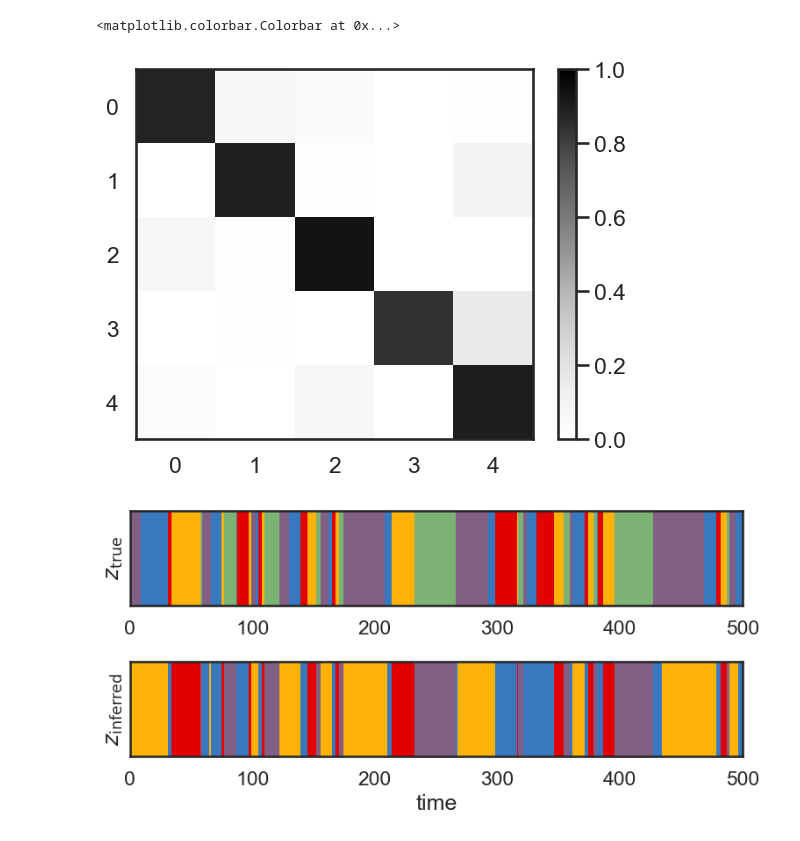
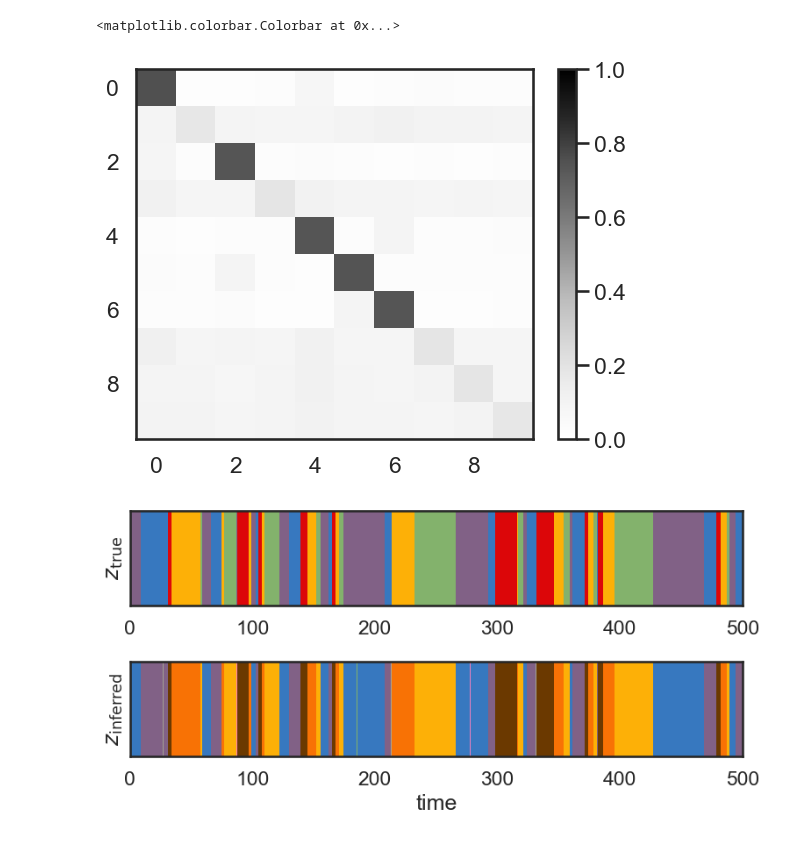
Before and after one commit to dattalab/jax-moseq, a Jupyter notebook: examples/twarhmm_example.ipynb, the cells around one changed output. Drawn from its saved outputs; the diff is of its cells as text; code cells hidden in the pictures.

Commit message:
switching to sticky Dirichlet prior on the transition matrix and giving it more states seems to lead to reliable state recovery!

```diff
--- a/examples/twarhmm_example.ipynb
+++ b/examples/twarhmm_example.ipynb
@@ -46,7 +61,7 @@ def print_dict(d, depth=0, ind='  '):
 # %%
 # DATA GENERATION
 # define model parameters
-num_states = 5
+true_num_states = 5
 num_sessions = 1
 num_timesteps = 20000
 emission_dim = 2
@@ -54,32 +69,32 @@ seed = jr.PRNGKey(23)
 tau_values = jnp.array([0.75, 1, 1.33])
 
 # weights + biases for starfish
-keys = jr.split(jr.PRNGKey(0), num_states)
-angles = jnp.linspace(0, 2 * jnp.pi, num_states, endpoint=False)
+keys = jr.split(jr.PRNGKey(0), true_num_states)
+angles = jnp.linspace(0, 2 * jnp.pi, true_num_states, endpoint=False)
 theta = jnp.pi / 25 # rotational frequency
 weights = jnp.array([0.8 * random_rotation(key, emission_dim, theta=theta) for key in keys])
-biases = jnp.column_stack([jnp.cos(angles), jnp.sin(angles), jnp.zeros((num_states, emission_dim - 2))])
-covariances = jnp.tile(0.001 * jnp.eye(emission_dim), (num_states, 1, 1))
+biases = jnp.column_stack([jnp.cos(angles), jnp.sin(angles), jnp.zeros((true_num_states, emission_dim - 2))])
+covariances = jnp.tile(0.001 * jnp.eye(emission_dim), (true_num_states, 1, 1))
 
-Ab = jnp.concatenate((weights - jnp.eye(2), biases[:,:,None]), axis=-1)
-Q = covariances
+true_Ab = jnp.concatenate((weights - jnp.eye(2), biases[:,:,None]), axis=-1)
+true_Q = covariances
 
 # transitions
-transition_probs = 0.1 ** jnp.arange(num_states)
+transition_probs = 0.1 ** jnp.arange(true_num_states)
 transition_probs /= transition_probs.sum()
-transition_matrix = jax.vmap(lambda k: jnp.roll(transition_probs, k))(jnp.arange(num_states))
+transition_matrix = jax.vmap(lambda k: jnp.roll(transition_probs, k))(jnp.arange(true_num_states))
 
-pi_z = transition_matrix
-pi_t = jnp.array([[0.90, 0.10, 0.00],
+true_pi_z = transition_matrix
+true_pi_t = jnp.array([[0.90, 0.10, 0.00],
                   [0.05, 0.90, 0.05],
                   [0.00, 0.10, 0.90]])
 # %%
-zs, ts, xs = jax.vmap(
-    lambda seed: twarhmm.generate.generate_states(seed, pi_z, pi_t, Ab, Q, tau_values, num_timesteps)
+true_zs, true_ts, xs = jax.vmap(
+    lambda seed: twarhmm.generate.generate_states(seed, true_pi_z, true_pi_t, true_Ab, true_Q, tau_values, num_timesteps)
     )(jr.split(seed, num_sessions))
 
 data = {'x': jax.device_put(xs),
-        'mask': jax.device_put(jnp.ones_like(zs))} #TODO: get rid of masks
+        'mask': jax.device_put(jnp.ones_like(true_zs))} #TODO: get rid of masks
 # %%
 # Plot the sampled data
 fig = plt.figure(figsize=(8, 8))
@@ -96,13 +111,10 @@ plt.gca().set_aspect(1.0)
 # %%
 latent_dim = obs_dim = data['x'].shape[-1]
-num_states = 5          # max number of states
-nlags = 1                 # number of lags for AR dynamics
-#TODO: get rid of nlags (must be 1)
+num_states = 10          # max number of states
 
 trans_hypparams = {
-    'gamma': 1.0,
-    'alpha': 1.0,
-    'kappa': 1.0,
+    'beta': 100.0,
+    'kappa': 100.0,
     'num_states':num_states,
     't_stick': 0.95
 }
@@ -111,7 +123,7 @@ ar_hypparams = {
     'S_0_scale': .01,
     'K_0_scale': 10,
     'num_states':num_states,
-    'nlags':  nlags,
+    'nlags':  1,
     'latent_dim': latent_dim,
     'tau_values': tau_values
 }
@@ -206,24 +201,24 @@ plt.imshow(model['params']['pi_z'], cmap="Greys",
 plt.colorbar()
 # %% [output]
 <matplotlib.colorbar.Colorbar at 0x...>
-[figure, old version]
+[figure, new version]
 # %%
 plot_slice = (0, 500)
 plt.figure(figsize=(8, 4))
 plt.subplot(211)
-plt.imshow(zs[None, 0, ar_hypparams['nlags']:], aspect="auto", interpolation="none", cmap=cmap, vmin=0, vmax=len(colors)-1)
+plt.imshow(true_zs[None, 0, ar_hypparams['nlags']:], aspect="auto", interpolation="none", cmap=cmap, vmin=0, vmax=len(colors)-1)
 plt.xlim(plot_slice)
 plt.ylabel("$z_{\\mathrm{true}}$")
 plt.yticks([])
 
 plt.subplot(212)
 plt.imshow(model['states']['z'][None,0,:], aspect="auto", interpolation="none", cmap=cmap, vmin=0, vmax=len(colors)-1)
 plt.xlim(plot_slice)
 plt.ylabel("$z_{\\mathrm{inferred}}$")
 plt.yticks([])
 plt.xlabel("time")
 
 plt.tight_layout()
 # %% [output]
-[figure, old version]
+[figure, new version]
 # %%
```
Also changed, not shown: parts of 14 cells of this notebook, 4 other files.
